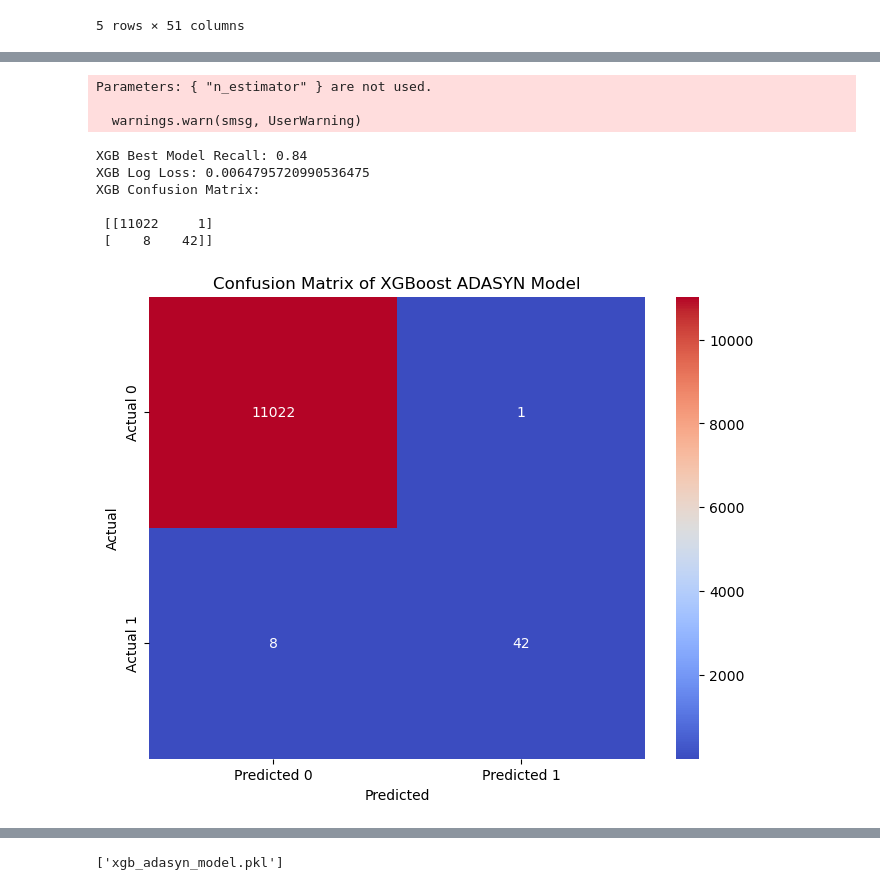
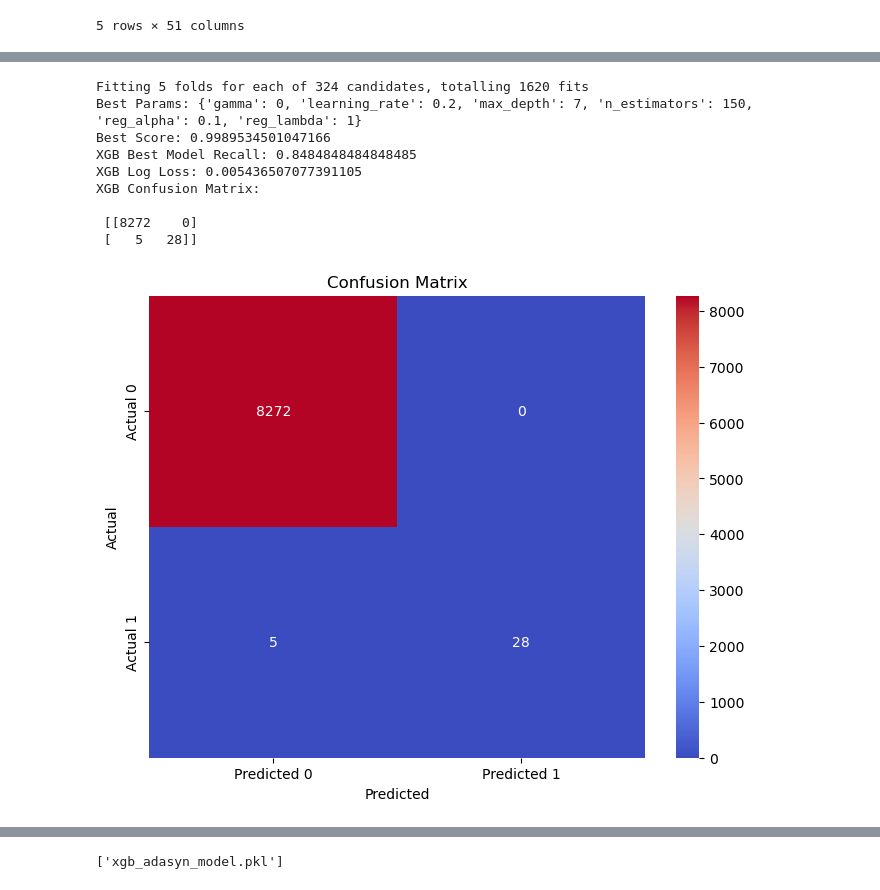
Before and after one commit to belliogluyasemin/powerUserMlOps, a Jupyter notebook: xgboost_powerUser.ipynb, the cells around one changed output, grey strips where cells are left out. Cells and saved outputs as stored; diff of their text form; code cells hidden in the pictures.

```diff
--- a/xgboost_powerUser.ipynb
+++ b/xgboost_powerUser.ipynb
@@ -234,7 +234,7 @@ dummy_df['perBasket'] = dummy_df.apply(
 x = dummy_df.drop(['itemRevenue2','itemRevenue90',  'user_pseudo_id','medium','name','source','mobile_brand_name','country','category','cnt','fdate','powerUSer'], axis = 1).rename(columns = {"medium_(none)":"medium_none","medium_<Other>":"medium_Other"})
 y = (dummy_df.powerUSer)
 # %%
-x_train, x_test, y_train, y_test = train_test_split(x, y, test_size=0.20, random_state=42)
+x_train, x_test, y_train, y_test = train_test_split(x, y, test_size=0.15, random_state=42)
 # %%
 pd.set_option('display.max_columns', None)
 x_train.head()
@@ -316,34 +316,58 @@ XGB Confusion Matrix:
 # %%
-xgb_adasyn_model = XGBClassifier(use_label_encoder=False, eval_metric='logloss', gamma = 0, learning_rate = 0.2, max_depth = 5, n_estimator = 150, reg_alpha = 0, reg_lambda = 1)
-xgb_adasyn_model.fit(x_adasyn,y_adasyn)
-y_pred_adasyn_best = xgb_adasyn_model.predict(x_test)
-y_prob_adasyn_best = xgb_adasyn_model.predict_proba(x_test)
-recall_adasyn_best = recall_score(y_test, y_pred_adasyn_best)
-LogLoss_xgb_best = log_loss(y_test, y_prob_adasyn_best)
-print(f'XGB Best Model Recall: {recall_adasyn_best}')
-print(f'XGB Log Loss: {LogLoss_xgb_best}')
-print('XGB Confusion Matrix: \n\n', confusion_matrix(y_test, y_pred_adasyn_best))
+param_grid = {
+    'n_estimators': [50, 100, 150],
+    'learning_rate': [0.01, 0.1, 0.2],
+    'max_depth': [3, 5, 7],
+    'gamma': [0, 0.1, 0.2],
+    'reg_alpha': [0, 0.1],
+    'reg_lambda': [1, 2]
+}
+
+xgb = XGBClassifier(use_label_encoder=False, eval_metric='logloss')
+grid_search = GridSearchCV(xgb, param_grid, cv=5, scoring='recall', verbose=1)
+
+# Fit GridSearchCV Model
+grid_search.fit(x_adasyn,y_adasyn)
+
+# Best Recall Score and Parameters
+print("Best Params:", grid_search.best_params_)
+print("Best Score:", grid_search.best_score_)
+
+# Retrain model with best parameters on the entire training data
+best_params = grid_search.best_params_
+xgb_adasyn_model = XGBClassifier(**best_params, use_label_encoder=False, eval_metric='logloss')
+xgb_adasyn_model.fit(x_train, y_train)
+
+
+# Predict for test using the best model
+y_pred_xgb_adasyn = xgb_adasyn_model.predict(x_test)
+y_prob_xgb_adasyn = xgb_adasyn_model.predict_proba(x_test)
+recall_xgb_adasyn = recall_score(y_test, y_pred_xgb_adasyn)
+LogLoss_xgb_adasyn = log_loss(y_test, y_prob_xgb_adasyn)
+print(f'XGB Best Model Recall: {recall_xgb_adasyn}')
+print(f'XGB Log Loss: {LogLoss_xgb_adasyn}')
+print('XGB Confusion Matrix: \n\n', confusion_matrix(y_test, y_pred_xgb_adasyn))
 
 # Displaying Confusion Matrix
-cm = confusion_matrix(y_test, y_pred_adasyn_best)
+cm = confusion_matrix(y_test, y_pred_xgb_adasyn)
 plt.figure(figsize=(8, 6))
 sns.heatmap(cm, annot=True, fmt="d", cmap='coolwarm', xticklabels=['Predicted 0', 'Predicted 1'],
             yticklabels=['Actual 0', 'Actual 1'])
 plt.ylabel('Actual')
 plt.xlabel('Predicted')
-plt.title('Confusion Matrix of XGBoost ADASYN Model')
+plt.title('Confusion Matrix')
 plt.show()
 # %% [output]
-Parameters: { "n_estimator" } are not used.
+Fitting 5 folds for each of 324 candidates, totalling 1620 fits
+Best Params: {'gamma': 0, 'learning_rate': 0.2, 'max_depth': 7, 'n_estimators': 150, 'reg_alpha': 0.1, 'reg_lambda': 1}
+Best Score: 0.9989534501047166
+XGB Best Model Recall: 0.8484848484848485
+XGB Log Loss: 0.005436507077391105
+XGB Confusion Matrix:
 
-  warnings.warn(smsg, UserWarning)
+ [[8272    0]
+ [   5   28]]
-XGB Best Model Recall: 0.84
-XGB Log Loss: 0.0064795720990536475
-XGB Confusion Matrix:
-
- [[11022     1]
- [    8    42]]
-[figure, old version]
+[figure, new version]
 # %%
 y_scores = xgb_adasyn_model.predict_proba(x_test)
 y_scores = y_scores[:,1]
```
Also changed, not shown: parts of 10 cells of this notebook, 1 other file.
